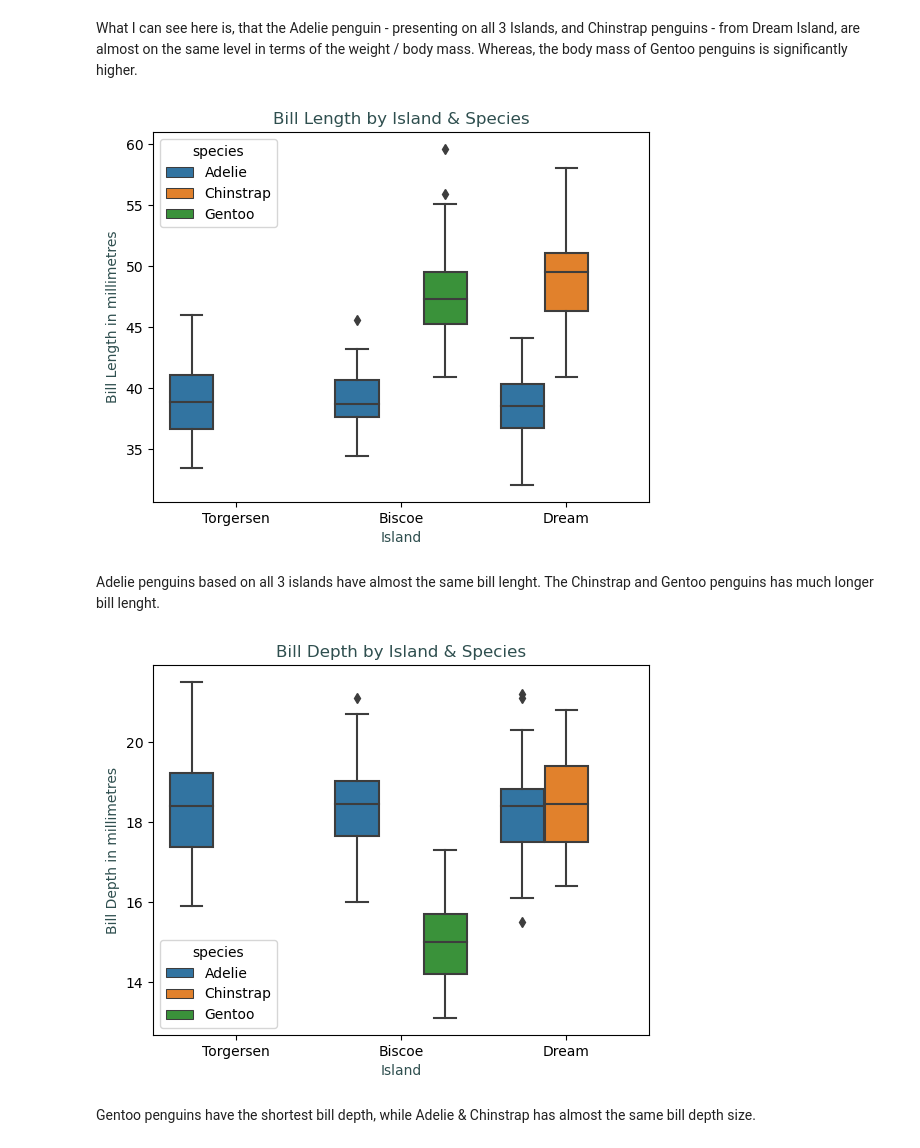
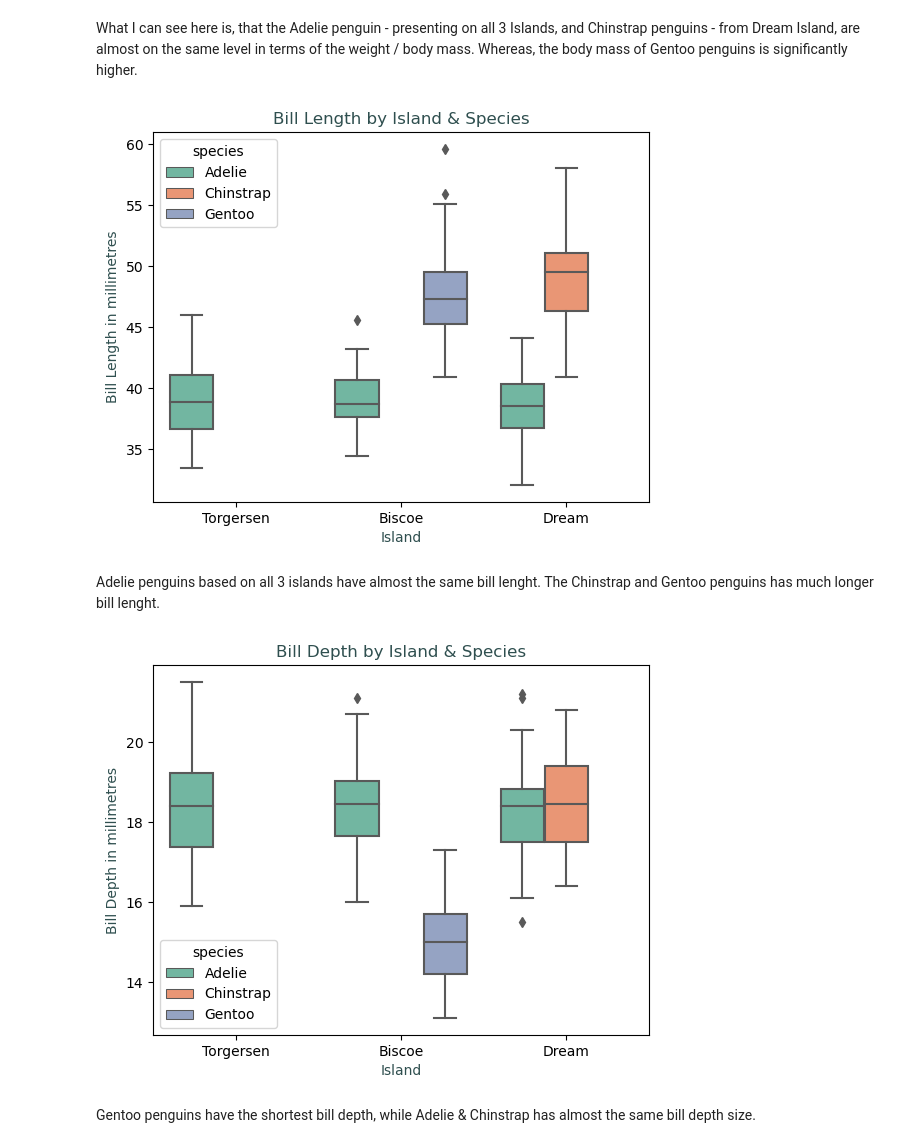
Before and after one commit to UWASIKLK/pda---mywork, a Jupyter notebook: penguins-project.ipynb, the cells around one changed output. Drawn from its saved outputs; the diff is of its cells as text; code cells hidden in the pictures.

```diff
--- a/penguins-project.ipynb
+++ b/penguins-project.ipynb
@@ -459,25 +459,25 @@ level in terms of the weight / body mass. Whereas, the body mass of Gentoo pengu
 # %%
 # Creating a box plot using the island, bill length and it is sort out by 3 species.
 
-box = sns.boxplot(x = 'island', y = 'bill_length_mm', hue ='species', data = penguins)
+box = sns.boxplot(x = 'island', y = 'bill_length_mm', hue ='species', data = penguins, palette='Set2')
 plt.xlabel('Island', color ='darkslategray')
 plt.ylabel('Bill Length in millimetres', color ='darkslategray')
 plt.title('Bill Length by Island & Species', color ='darkslategray')
 plt.show()
 # %% [output]
-[figure, old version]
+[figure, new version]
 # %% [markdown]
 Adelie penguins based on all 3 islands have almost the same bill lenght. The Chinstrap and Gentoo penguins has much longer bill lenght.
 # %%
 # Creating a box plot using the island, bill depth and it is sort out by 3 species.
 
-box = sns.boxplot(x = 'island', y = 'bill_depth_mm', hue ='species', data = penguins)
+box = sns.boxplot(x = 'island', y = 'bill_depth_mm', hue ='species', data = penguins, palette='Set2')
 plt.xlabel('Island', color ='darkslategray')
 plt.ylabel('Bill Depth in millimetres', color ='darkslategray')
 plt.title('Bill Depth by Island & Species', color ='darkslategray')
 plt.show()
 # %% [output]
-[figure, old version]
+[figure, new version]
 # %% [markdown]
 Gentoo penguins have the shortest bill depth, while Adelie & Chinstrap has almost the same bill depth size.
 # %%
```
Also changed, not shown: parts of 5 cells of this notebook.
